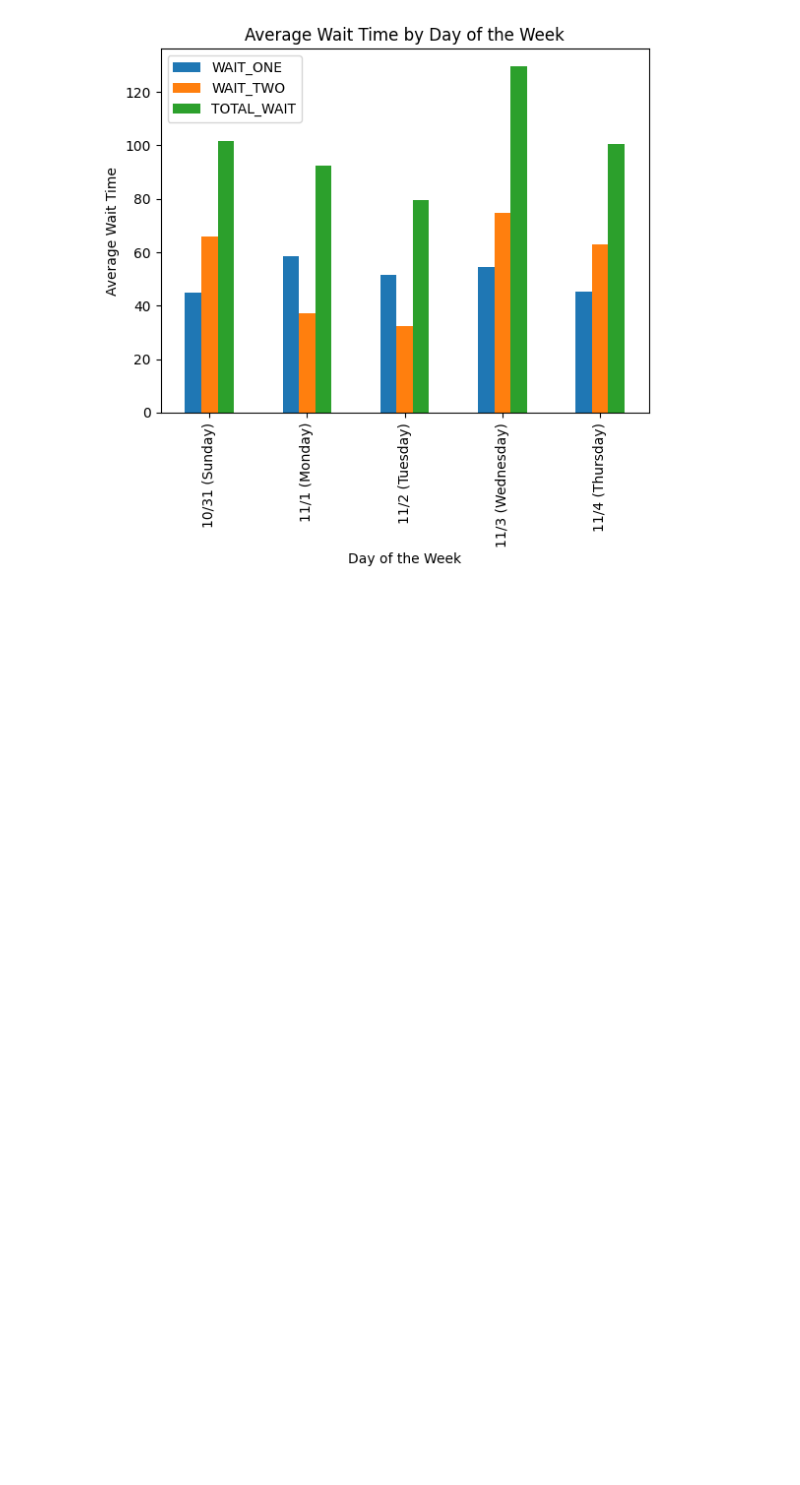
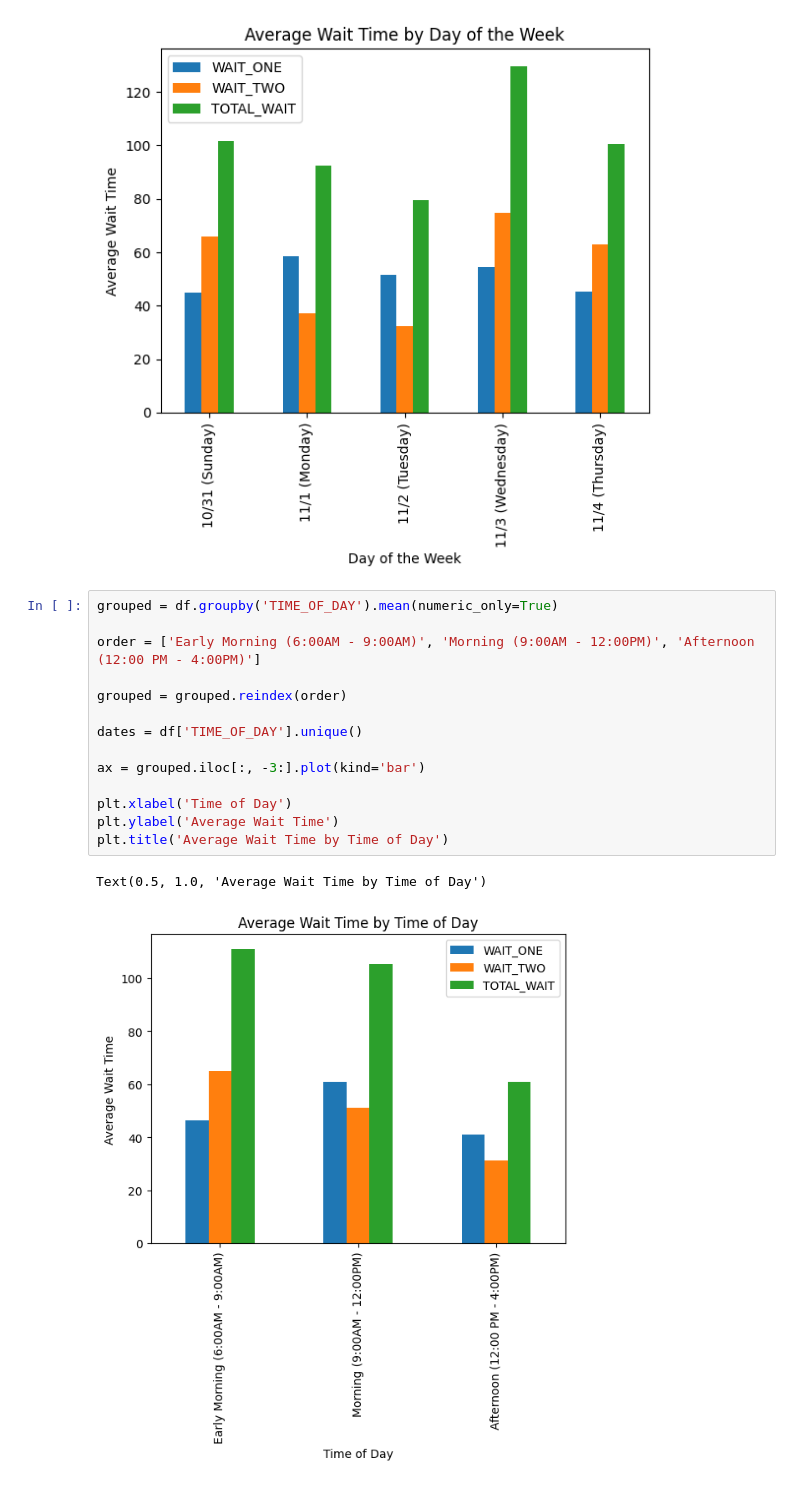
Before and after one commit to soumil101/Infusion_Center_Analysis, a Jupyter notebook: graphs.ipynb, the cells around one changed output. Drawn from its saved outputs; the diff is of its cells as text; blank space fills up the shorter version.

Commit message:
complete timeOfDay plot

```diff
--- a/graphs.ipynb
+++ b/graphs.ipynb
@@ -38,3 +38,20 @@ plt.title('Average Wait Time by Day of the Week')
 plt.show()
 # %% [output]
 [figure]
+# %%
+grouped = df.groupby('TIME_OF_DAY').mean(numeric_only=True)
+
+order = ['Early Morning (6:00AM - 9:00AM)', 'Morning (9:00AM - 12:00PM)', 'Afternoon (12:00 PM - 4:00PM)']
+
+grouped = grouped.reindex(order)
+
+dates = df['TIME_OF_DAY'].unique()
+
+ax = grouped.iloc[:, -3:].plot(kind='bar')
+
+plt.xlabel('Time of Day')
+plt.ylabel('Average Wait Time')
+plt.title('Average Wait Time by Time of Day')
+# %% [output]
+Text(0.5, 1.0, 'Average Wait Time by Time of Day')
+[figure, added]
```
Also changed, not shown: parts of 1 cell of this notebook, 4 other files.
